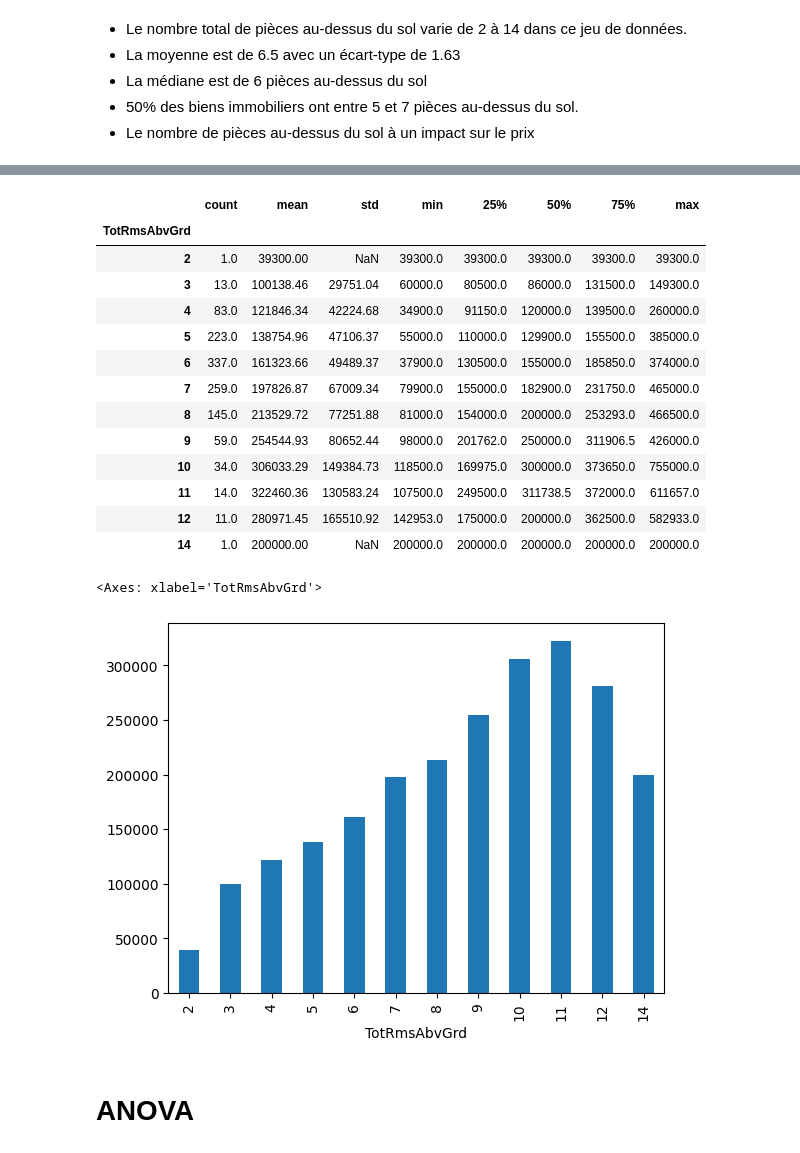
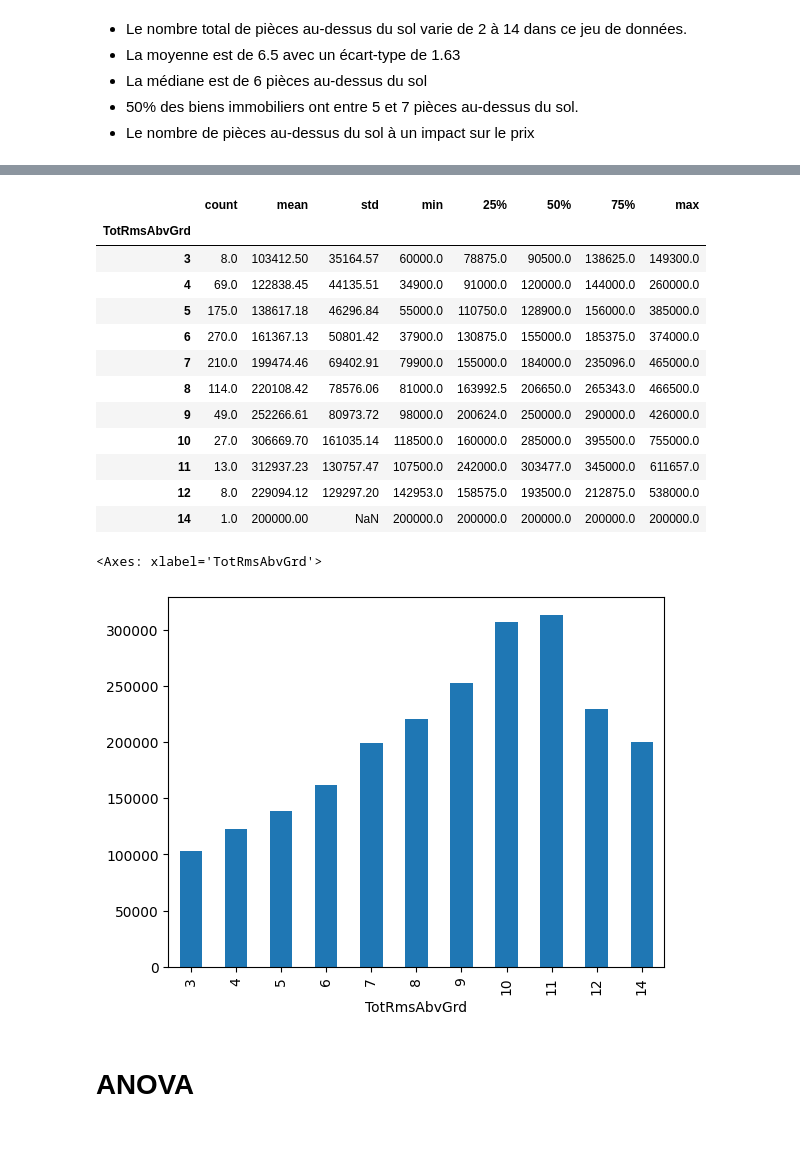
Before and after one commit to SimonGallien/prix-immobilier, a Jupyter notebook: EDA_Univariate.ipynb, the cells around one changed output, grey strips where cells are left out. Drawn from its saved outputs; the diff is of its cells as text; code cells hidden in the pictures.

```diff
--- a/EDA_Univariate.ipynb
+++ b/EDA_Univariate.ipynb
@@ -96,6 +105,20 @@ Neighborhood     25
 ExterQual         4
 SalePrice       591
 dtype: int64
+# %%
+# 1. Séparation des features et de la cible
+X = df.drop("SalePrice", axis=1)
+y = df["SalePrice"]
+
+# 2. Split train/test
+X_train, X_test, y_train, y_test = train_test_split(X, y, test_size=0.2, random_state=0)
+
+# 3. Facultatif mais conseillé : recréer les DataFrames complets
+train_df = X_train.copy()
+train_df["SalePrice"] = y_train
+
+test_df = X_test.copy()
+test_df["SalePrice"] = y_test
 # %% [markdown]
 # 0. Analyse de SalePrice
 SalePrice : Prix de vente de la maison. C'est la variable cible que nous devons prédire.
@@ -381,25 +401,24 @@ Text(0.5, 0.98, 'Répartition de la variable TotRmsAbvGrd dans ce jeu de donnée
 # %%
-df.groupby("TotRmsAbvGrd")["SalePrice"].describe().round(2)
+train_df.groupby("TotRmsAbvGrd")["SalePrice"].describe().round(2)
 # %% [output]
 |  | count | mean | std | min | 25% | 50% | 75% | max |
 | TotRmsAbvGrd |  |  |  |  |  |  |  |  |
-| 2 | 1.0 | 39300.00 | NaN | 39300.0 | 39300.0 | 39300.0 | 39300.0 | 39300.0 |
-| 3 | 13.0 | 100138.46 | 29751.04 | 60000.0 | 80500.0 | 86000.0 | 131500.0 | 149300.0 |
-| 4 | 83.0 | 121846.34 | 42224.68 | 34900.0 | 91150.0 | 120000.0 | 139500.0 | 260000.0 |
-| 5 | 223.0 | 138754.96 | 47106.37 | 55000.0 | 110000.0 | 129900.0 | 155500.0 | 385000.0 |
-| 6 | 337.0 | 161323.66 | 49489.37 | 37900.0 | 130500.0 | 155000.0 | 185850.0 | 374000.0 |
-| 7 | 259.0 | 197826.87 | 67009.34 | 79900.0 | 155000.0 | 182900.0 | 231750.0 | 465000.0 |
-| 8 | 145.0 | 213529.72 | 77251.88 | 81000.0 | 154000.0 | 200000.0 | 253293.0 | 466500.0 |
-| 9 | 59.0 | 254544.93 | 80652.44 | 98000.0 | 201762.0 | 250000.0 | 311906.5 | 426000.0 |
-| 10 | 34.0 | 306033.29 | 149384.73 | 118500.0 | 169975.0 | 300000.0 | 373650.0 | 755000.0 |
-| 11 | 14.0 | 322460.36 | 130583.24 | 107500.0 | 249500.0 | 311738.5 | 372000.0 | 611657.0 |
-| 12 | 11.0 | 280971.45 | 165510.92 | 142953.0 | 175000.0 | 200000.0 | 362500.0 | 582933.0 |
+| 3 | 8.0 | 103412.50 | 35164.57 | 60000.0 | 78875.0 | 90500.0 | 138625.0 | 149300.0 |
+| 4 | 69.0 | 122838.45 | 44135.51 | 34900.0 | 91000.0 | 120000.0 | 144000.0 | 260000.0 |
+| 5 | 175.0 | 138617.18 | 46296.84 | 55000.0 | 110750.0 | 128900.0 | 156000.0 | 385000.0 |
+| 6 | 270.0 | 161367.13 | 50801.42 | 37900.0 | 130875.0 | 155000.0 | 185375.0 | 374000.0 |
+| 7 | 210.0 | 199474.46 | 69402.91 | 79900.0 | 155000.0 | 184000.0 | 235096.0 | 465000.0 |
+| 8 | 114.0 | 220108.42 | 78576.06 | 81000.0 | 163992.5 | 206650.0 | 265343.0 | 466500.0 |
+| 9 | 49.0 | 252266.61 | 80973.72 | 98000.0 | 200624.0 | 250000.0 | 290000.0 | 426000.0 |
+| 10 | 27.0 | 306669.70 | 161035.14 | 118500.0 | 160000.0 | 285000.0 | 395500.0 | 755000.0 |
+| 11 | 13.0 | 312937.23 | 130757.47 | 107500.0 | 242000.0 | 303477.0 | 345000.0 | 611657.0 |
+| 12 | 8.0 | 229094.12 | 129297.20 | 142953.0 | 158575.0 | 193500.0 | 212875.0 | 538000.0 |
 | 14 | 1.0 | 200000.00 | NaN | 200000.0 | 200000.0 | 200000.0 | 200000.0 | 200000.0 |
 # %%
-df.groupby("TotRmsAbvGrd")["SalePrice"].mean().plot(kind="bar")
+train_df.groupby("TotRmsAbvGrd")["SalePrice"].mean().plot(kind="bar")
 # %% [output]
 <Axes: xlabel='TotRmsAbvGrd'>
-[figure, old version]
+[figure, new version]
 # %% [markdown]
 # ANOVA
 # %%
```
Also changed, not shown: parts of 106 cells of this notebook, 1 other file.
